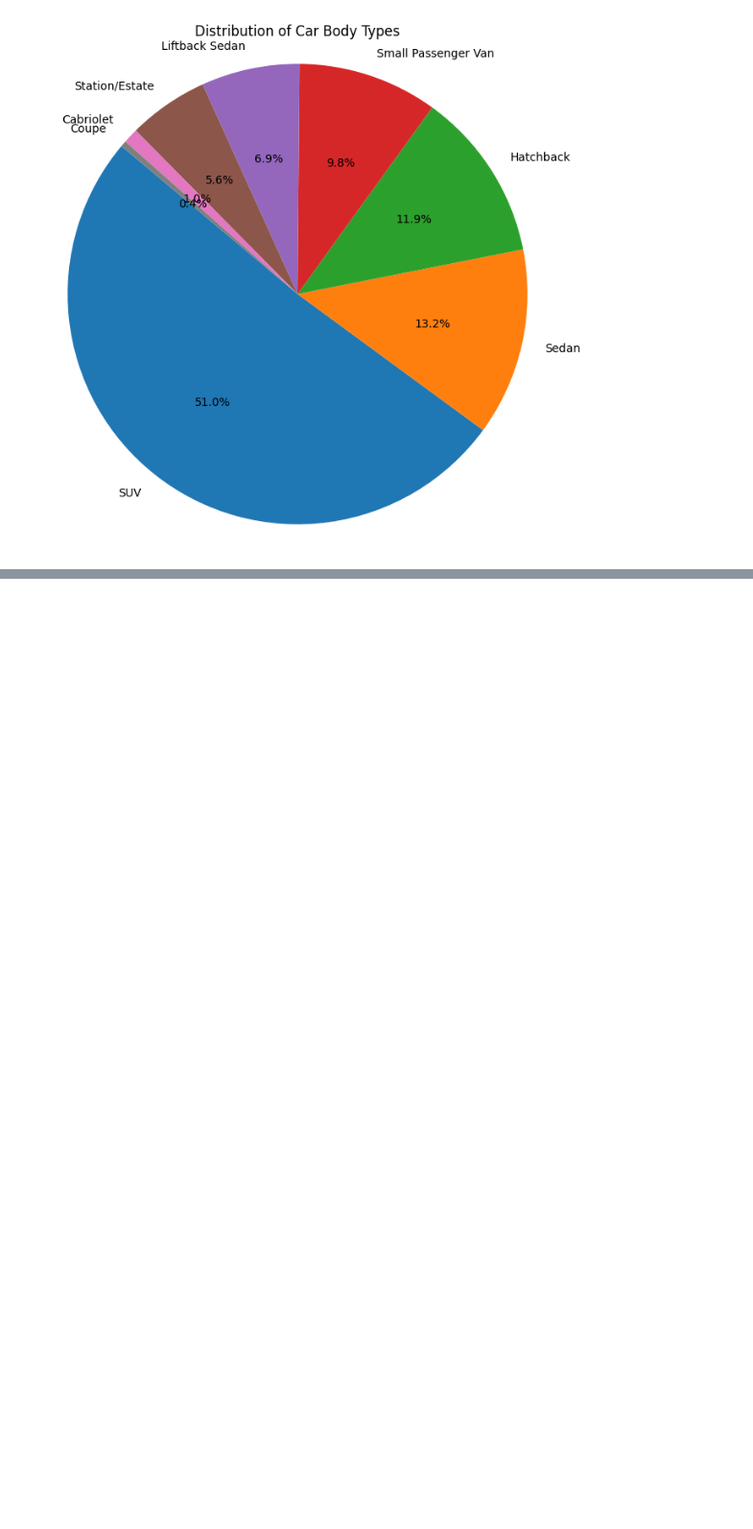
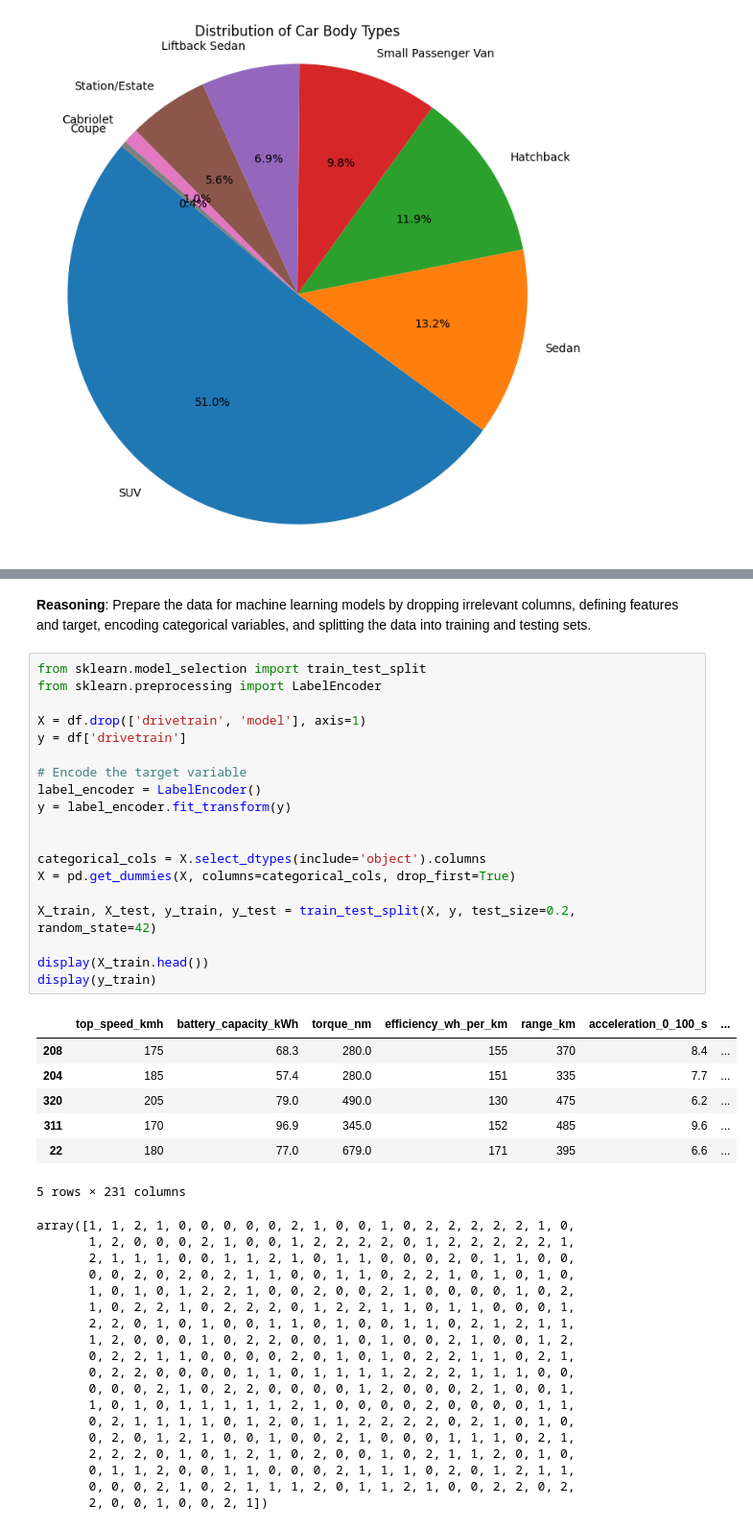
Before and after one commit to kxrrym03/Electric-Vehicle-Specs, a Jupyter notebook: Electric_Vehicle_Specs.ipynb, the cells around one changed output, grey strips where cells are left out. Shown at 96% size. Saved outputs shown, nothing was run; the diff lists cells and outputs as text; blank space fills up the shorter version.

```diff
--- a/Electric_Vehicle_Specs.ipynb
+++ b/Electric_Vehicle_Specs.ipynb
@@ -281,0 +297,48 @@ plt.show()
+# %% [markdown]
+**Reasoning**:
+Prepare the data for machine learning models by dropping irrelevant columns, defining features and target, encoding categorical variables, and splitting the data into training and testing sets.
+# %%
+from sklearn.model_selection import train_test_split
+from sklearn.preprocessing import LabelEncoder
+
+X = df.drop(['drivetrain', 'model'], axis=1)
+y = df['drivetrain']
+
+# Encode the target variable
+label_encoder = LabelEncoder()
+y = label_encoder.fit_transform(y)
+
+
+categorical_cols = X.select_dtypes(include='object').columns
+X = pd.get_dummies(X, columns=categorical_cols, drop_first=True)
+
+X_train, X_test, y_train, y_test = train_test_split(X, y, test_size=0.2, random_state=42)
+
+display(X_train.head())
+display(y_train)
+# %% [output]
+|  | top_speed_kmh | battery_capacity_kWh | torque_nm | efficiency_wh_per_km | range_km | acceleration_0_100_s | ... |
+| 208 | 175 | 68.3 | 280.0 | 155 | 370 | 8.4 | ... |
+| 204 | 185 | 57.4 | 280.0 | 151 | 335 | 7.7 | ... |
+| 320 | 205 | 79.0 | 490.0 | 130 | 475 | 6.2 | ... |
+| 311 | 170 | 96.9 | 345.0 | 152 | 485 | 9.6 | ... |
+| 22 | 180 | 77.0 | 679.0 | 171 | 395 | 6.6 | ... |
+5 rows × 231 columns
+array([1, 1, 2, 1, 0, 0, 0, 0, 0, 2, 1, 0, 0, 1, 0, 2, 2, 2, 2, 2, 1, 0,
+       1, 2, 0, 0, 0, 2, 1, 0, 0, 1, 2, 2, 2, 2, 0, 1, 2, 2, 2, 2, 2, 1,
+       2, 1, 1, 1, 0, 0, 1, 1, 2, 1, 0, 1, 1, 0, 0, 0, 2, 0, 1, 1, 0, 0,
+       0, 0, 2, 0, 2, 0, 2, 1, 1, 0, 0, 1, 1, 0, 2, 2, 1, 0, 1, 0, 1, 0,
+       1, 0, 1, 0, 1, 2, 2, 1, 0, 0, 2, 0, 0, 2, 1, 0, 0, 0, 0, 1, 0, 2,
+       1, 0, 2, 2, 1, 0, 2, 2, 2, 0, 1, 2, 2, 1, 1, 0, 1, 1, 0, 0, 0, 1,
+       2, 2, 0, 1, 0, 1, 0, 0, 1, 1, 0, 1, 0, 0, 1, 1, 0, 2, 1, 2, 1, 1,
+       1, 2, 0, 0, 0, 1, 0, 2, 2, 0, 0, 1, 0, 1, 0, 0, 2, 1, 0, 0, 1, 2,
+       0, 2, 2, 1, 1, 0, 0, 0, 0, 2, 0, 1, 0, 1, 0, 2, 2, 1, 1, 0, 2, 1,
+       0, 2, 2, 0, 0, 0, 0, 1, 1, 0, 1, 1, 1, 1, 2, 2, 2, 1, 1, 1, 0, 0,
+       0, 0, 0, 2, 1, 0, 2, 2, 0, 0, 0, 0, 1, 2, 0, 0, 0, 2, 1, 0, 0, 1,
+       1, 0, 1, 0, 1, 1, 1, 1, 1, 2, 1, 0, 0, 0, 0, 2, 0, 0, 0, 0, 1, 1,
+       0, 2, 1, 1, 1, 1, 0, 1, 2, 0, 1, 1, 2, 2, 2, 2, 0, 2, 1, 0, 1, 0,
+       0, 2, 0, 1, 2, 1, 0, 0, 1, 0, 0, 2, 1, 0, 0, 0, 1, 1, 1, 0, 2, 1,
+       2, 2, 2, 0, 1, 0, 1, 2, 1, 0, 2, 0, 0, 1, 0, 2, 1, 1, 2, 0, 1, 0,
+       0, 1, 1, 2, 0, 0, 1, 1, 0, 0, 0, 2, 1, 1, 1, 0, 2, 0, 1, 2, 1, 1,
+       0, 0, 0, 2, 1, 0, 2, 1, 1, 1, 2, 0, 1, 1, 2, 1, 0, 0, 2, 2, 0, 2,
+       2, 0, 0, 1, 0, 0, 2, 1])
```
Also changed, not shown: parts of 16 cells of this notebook.
